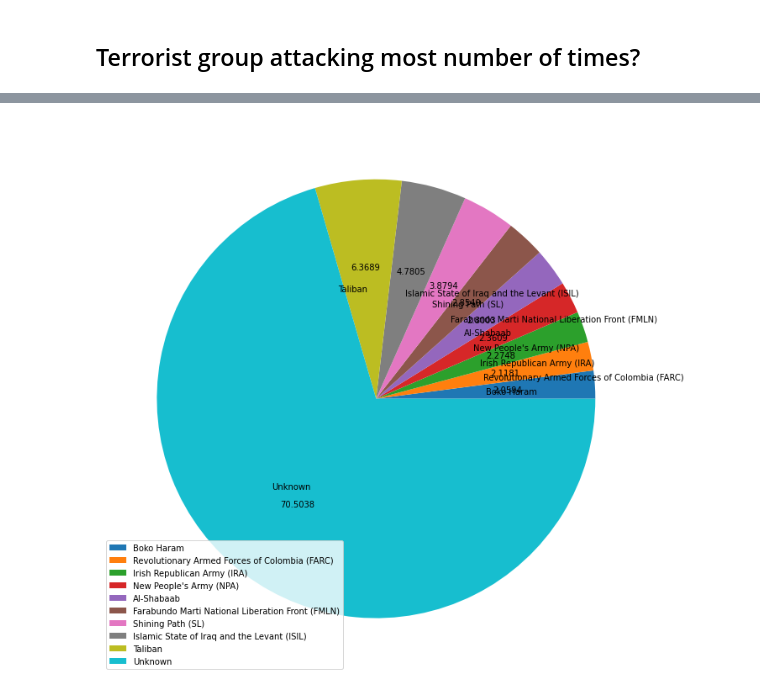
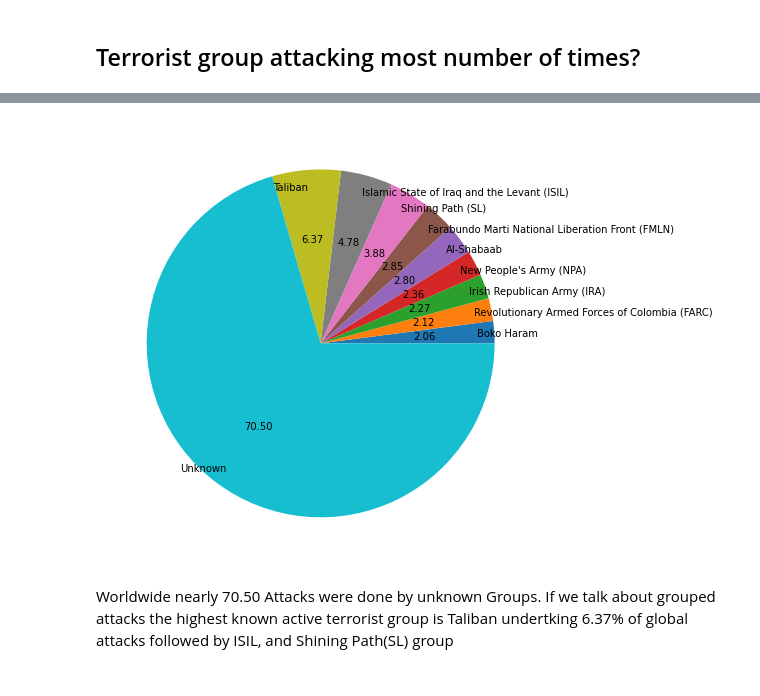
Before and after one commit to ashutosh-sharma-xi/Global-Terrorism-Analysis, a Jupyter notebook: Global_Terrorism_Analysis_Capstone_Project.ipynb, the cells around one changed output, grey strips where cells are left out. Saved outputs shown, nothing was run; the diff lists cells and outputs as text; code cells hidden in the pictures.

```diff
--- a/Global_Terrorism_Analysis_Capstone_Project.ipynb
+++ b/Global_Terrorism_Analysis_Capstone_Project.ipynb
@@ -94,0 +108,9 @@ df.head(3)
+# %%
+#selecting only those columns which are usefull and dont have high number of null values
+
+gt_df.rename(columns = {"attacktype1_txt":'attack_type',"country_txt":'country_name',"iday":'day', "imonth":'month', "iyear":'year',"natlty1_txt":'nationality',
+              "region_txt":'region',"targtype1_txt":'target',"weaptype1_txt":'weapon',"gname":'gang'}, inplace = True)
+df = gt_df[['attack_type','city' ,'country_name' ,'gang' ,'day' ,'month' ,'year'
+            ,'nkill' ,'success' ,'nationality' ,'provstate' ,'region' ,'target1'
+            ,'target' ,'weapon' ,'latitude' ,'longitude']]
+df.head(3)
@@ -180,8 +297,8 @@ df.head(2)
 # %%
-new = df.groupby(['gname'])['gname'].count().reset_index(name='count').sort_values(['count']).tail(10)#.plot(kind = 'pie',y = 'count')
-plt.figure(figsize = (12,12))
-plt.pie(new['count'],labels= new['gname'] , autopct = '%.4f', labeldistance=0.5)
-plt.legend()
+new = df.groupby(['gang'])['gang'].count().reset_index(name='count').sort_values(['count']).tail(10)
+plt.figure(figsize = (8,8))
+plt.pie(new['count'],labels= new['gang'] , autopct = '%.2f', labeldistance=0.9)
+#plt.legend()
 plt.show()
 # %% [output]
-[figure, old version]
+[figure, new version]
@@ -189,0 +305,3 @@ plt.show()
+# %% [markdown]
+Worldwide nearly 70.50 Attacks were done by unknown Groups.
+If we talk about grouped attacks the highest known active terrorist group is Taliban undertking 6.37% of global attacks followed by ISIL, and Shining Path(SL) group
```
Also changed, not shown: parts of 46 cells of this notebook.
